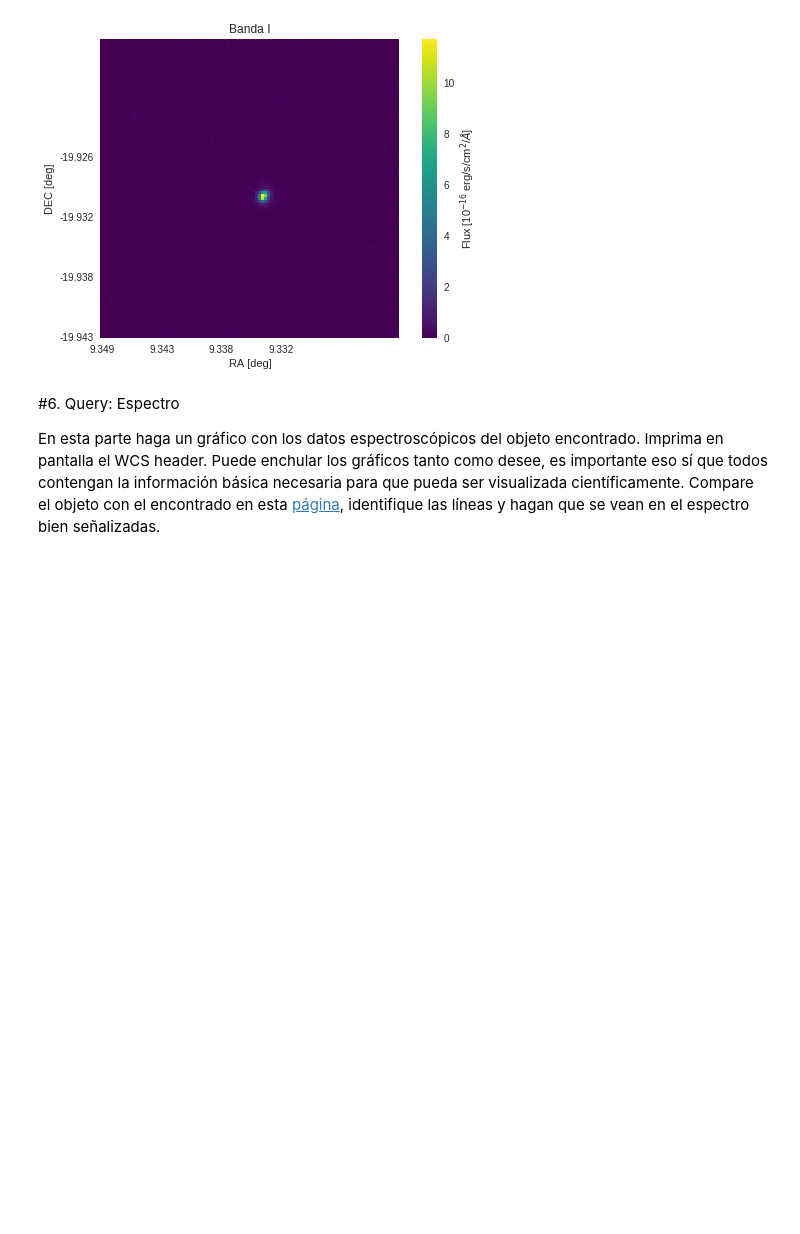
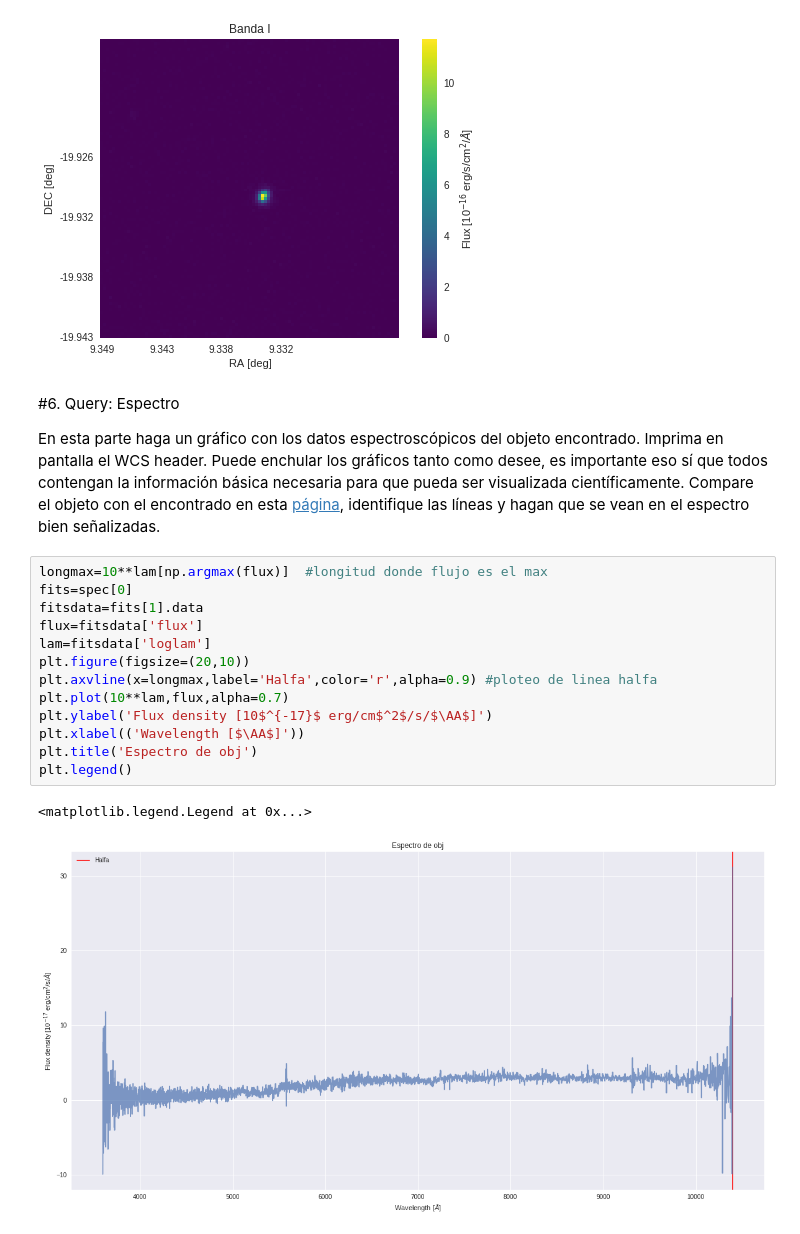
Before and after one commit to chenriquezb/minitarea4, a Jupyter notebook: minitarea4.ipynb, the cells around one changed output. Saved outputs shown, nothing was run; the diff lists cells and outputs as text; blank space fills up the shorter version.

```diff
--- a/minitarea4.ipynb
+++ b/minitarea4.ipynb
@@ -307,3 +297,19 @@ plt.show()
 #6. Query: Espectro
 
 En esta parte haga un gráfico con los datos espectroscópicos del objeto encontrado. Imprima en pantalla el WCS header. Puede enchular los gráficos tanto como desee, es importante eso sí que todos contengan la información básica necesaria para que pueda ser visualizada científicamente. Compare el objeto con el encontrado en esta [página](http://skyserver.sdss.org/dr15/en/tools/chart/navi.aspx), identifique las líneas y hagan que se vean en el espectro bien señalizadas.
+# %%
+longmax=10**lam[np.argmax(flux)]  #longitud donde flujo es el max
+fits=spec[0]
+fitsdata=fits[1].data
+flux=fitsdata['flux']
+lam=fitsdata['loglam']
+plt.figure(figsize=(20,10))
+plt.axvline(x=longmax,label='Halfa',color='r',alpha=0.9) #ploteo de linea halfa
+plt.plot(10**lam,flux,alpha=0.7)
+plt.ylabel('Flux density [10$^{-17}$ erg/cm$^2$/s/$\AA$]')
+plt.xlabel(('Wavelength [$\AA$]'))
+plt.title('Espectro de obj')
+plt.legend()
+# %% [output]
+<matplotlib.legend.Legend at 0x...>
+[figure, added]
```
Also changed, not shown: parts of 1 cell of this notebook.
